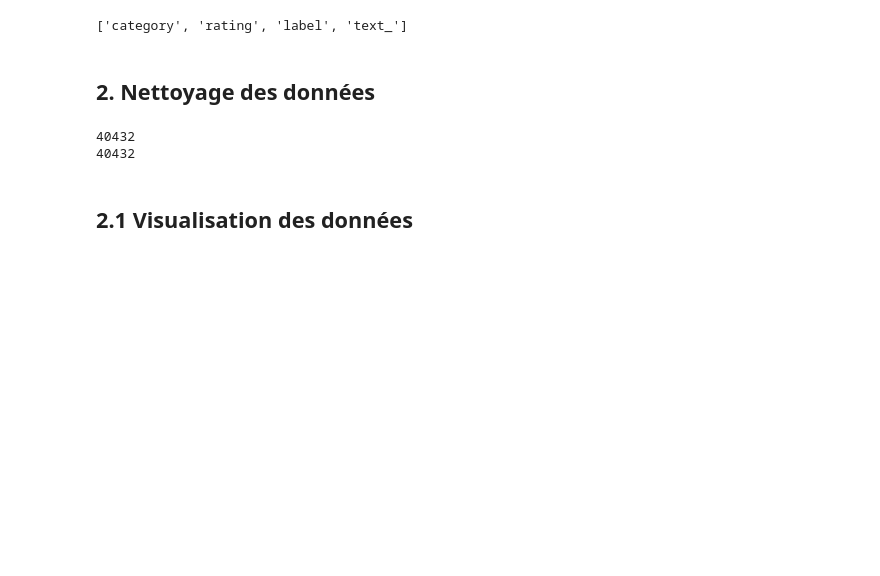
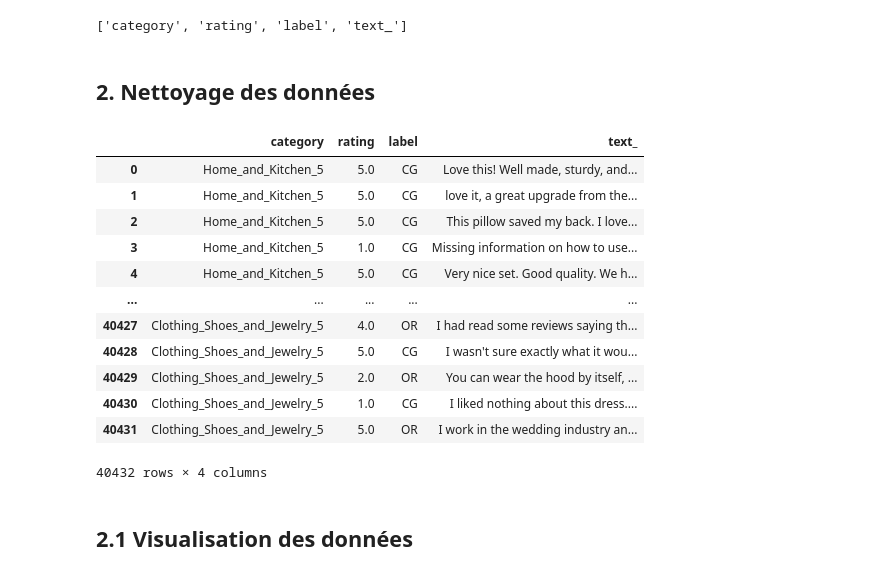
Before and after one commit to Rikvalix/NLP_customers_reviews, a Jupyter notebook: notebook-1_preparation-donnees.ipynb, the cells around one changed output. Drawn from its saved outputs; the diff is of its cells as text; code cells hidden in the pictures; blank space fills up the shorter version.

```diff
--- a/notebook-1_preparation-donnees.ipynb
+++ b/notebook-1_preparation-donnees.ipynb
@@ -33,17 +33,22 @@ fake_review_df.columns.values.tolist()
 # %% [markdown]
 ## 2. Nettoyage des données
 # %%
-# CG = 0 et OR = 1
-fake_review_df.loc[fake_review_df["label"] == "CG", "label"] = 0
-fake_review_df.loc[fake_review_df["label"] == "OR", "label"] = 1
-
-# Assure que la colonne est de type int
-fake_review_df['label'] = fake_review_df['label'].astype(int)
-
+# Valeurs nulles
 fake_review_df.dropna()
 # %% [output]
+|  | category | rating | label | text_ |
+| 0 | Home_and_Kitchen_5 | 5.0 | CG | Love this! Well made, sturdy, and... |
+| 1 | Home_and_Kitchen_5 | 5.0 | CG | love it, a great upgrade from the... |
+| 2 | Home_and_Kitchen_5 | 5.0 | CG | This pillow saved my back. I love... |
+| 3 | Home_and_Kitchen_5 | 1.0 | CG | Missing information on how to use... |
+| 4 | Home_and_Kitchen_5 | 5.0 | CG | Very nice set. Good quality. We h... |
+| ... | ... | ... | ... | ... |
+| 40427 | Clothing_Shoes_and_Jewelry_5 | 4.0 | OR | I had read some reviews saying th... |
+| 40428 | Clothing_Shoes_and_Jewelry_5 | 5.0 | CG | I wasn't sure exactly what it wou... |
+| 40429 | Clothing_Shoes_and_Jewelry_5 | 2.0 | OR | You can wear the hood by itself, ... |
+| 40430 | Clothing_Shoes_and_Jewelry_5 | 1.0 | CG | I liked nothing about this dress.... |
+| 40431 | Clothing_Shoes_and_Jewelry_5 | 5.0 | OR | I work in the wedding industry an... |
-40432
-40432
+40432 rows × 4 columns
 # %% [markdown]
 ## 2.1 Visualisation des données
 # %%
```
Also changed, not shown: parts of 2 cells of this notebook, 4 other files.
